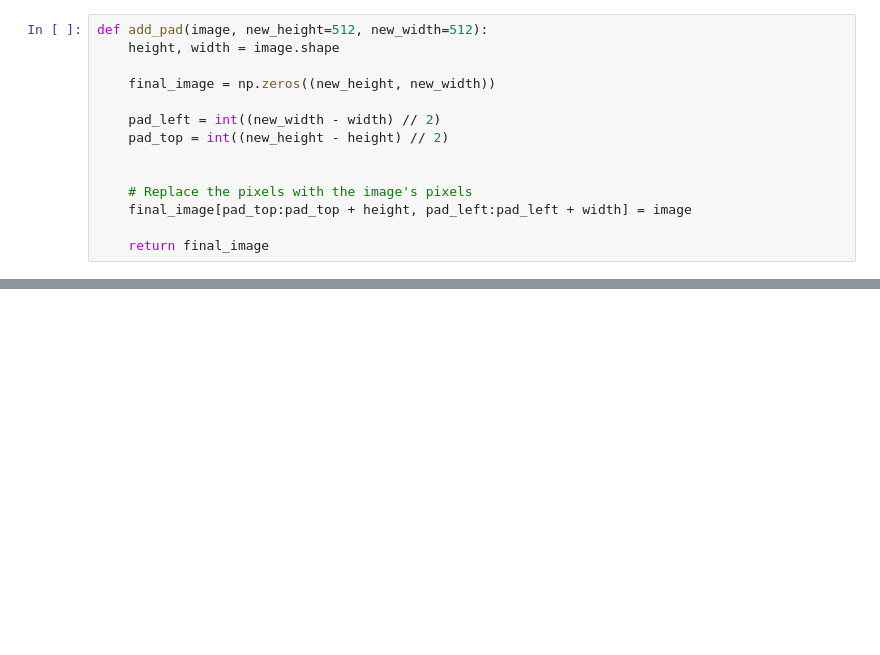
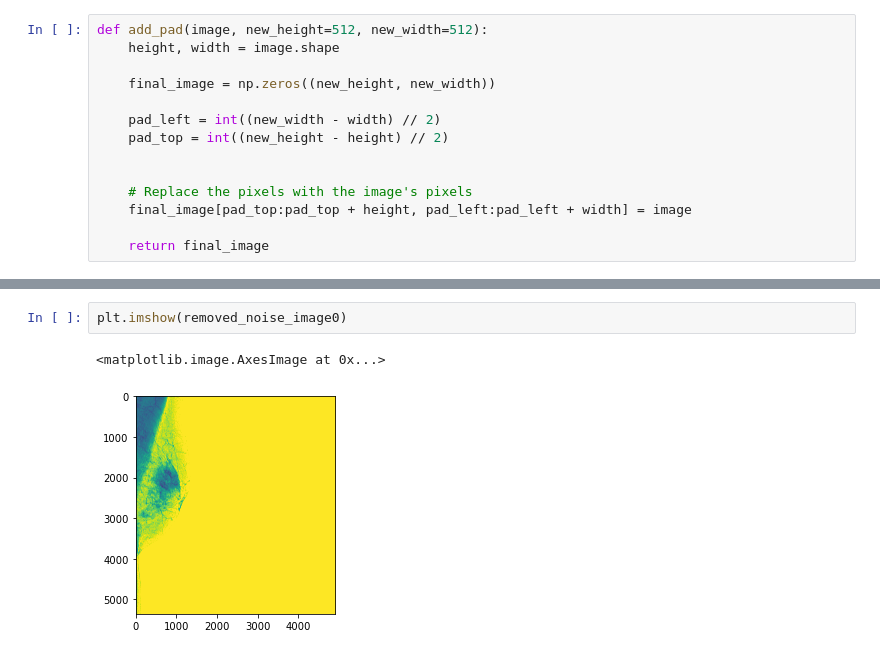
Before and after one commit to xueweichen0110/rnsa_mammography, a Jupyter notebook: rnsa_cnn_init.ipynb, the cells around one changed output, grey strips where cells are left out. Drawn from its saved outputs; the diff is of its cells as text; blank space fills up the shorter version.

```diff
--- a/rnsa_cnn_init.ipynb
+++ b/rnsa_cnn_init.ipynb
@@ -230,0 +321,5 @@ NameError: name 'ndimage' is not defined
+# %%
+plt.imshow(removed_noise_image0)
+# %% [output]
+<matplotlib.image.AxesImage at 0x...>
+[figure, added]
```
Also changed, not shown: parts of 20 cells of this notebook.
